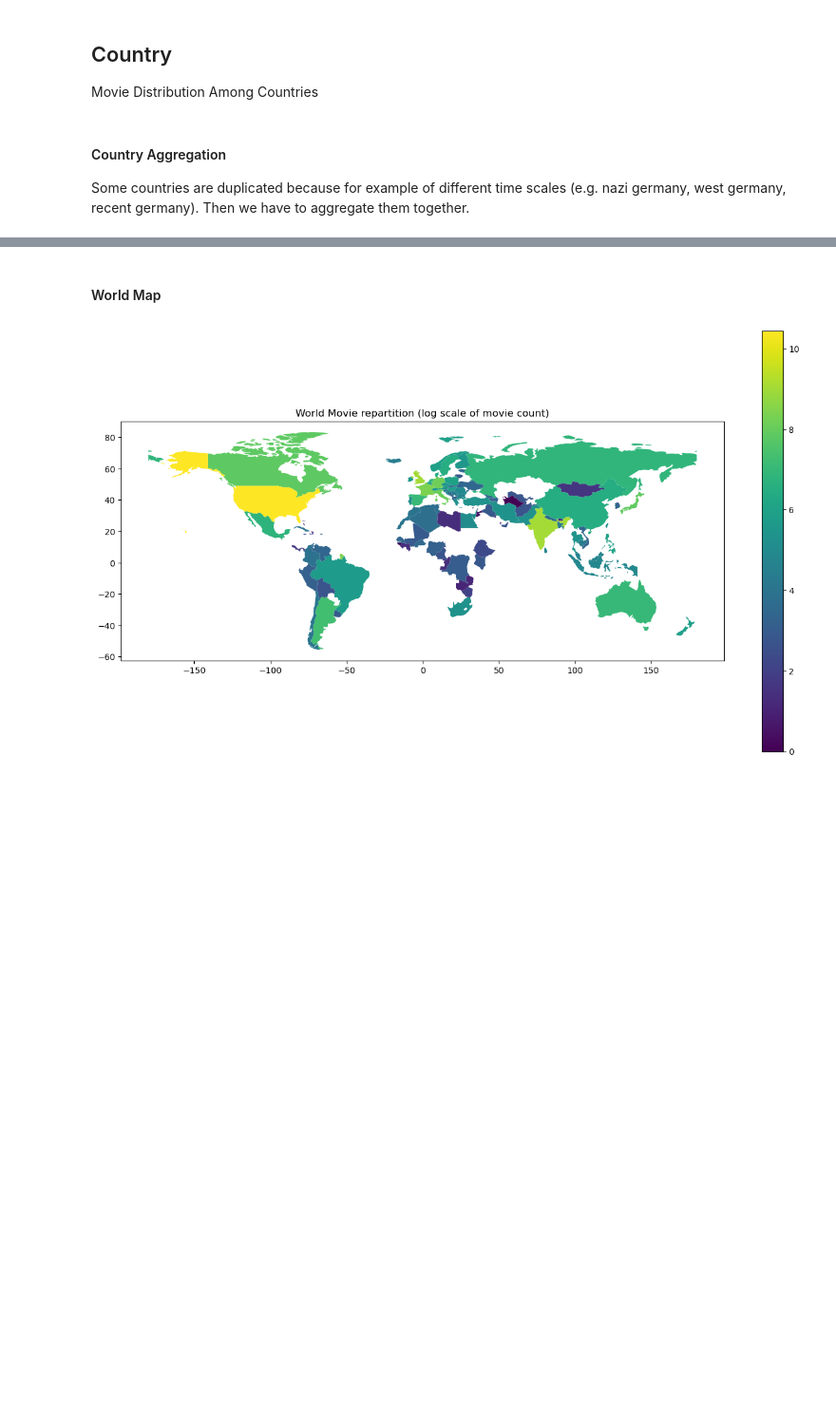
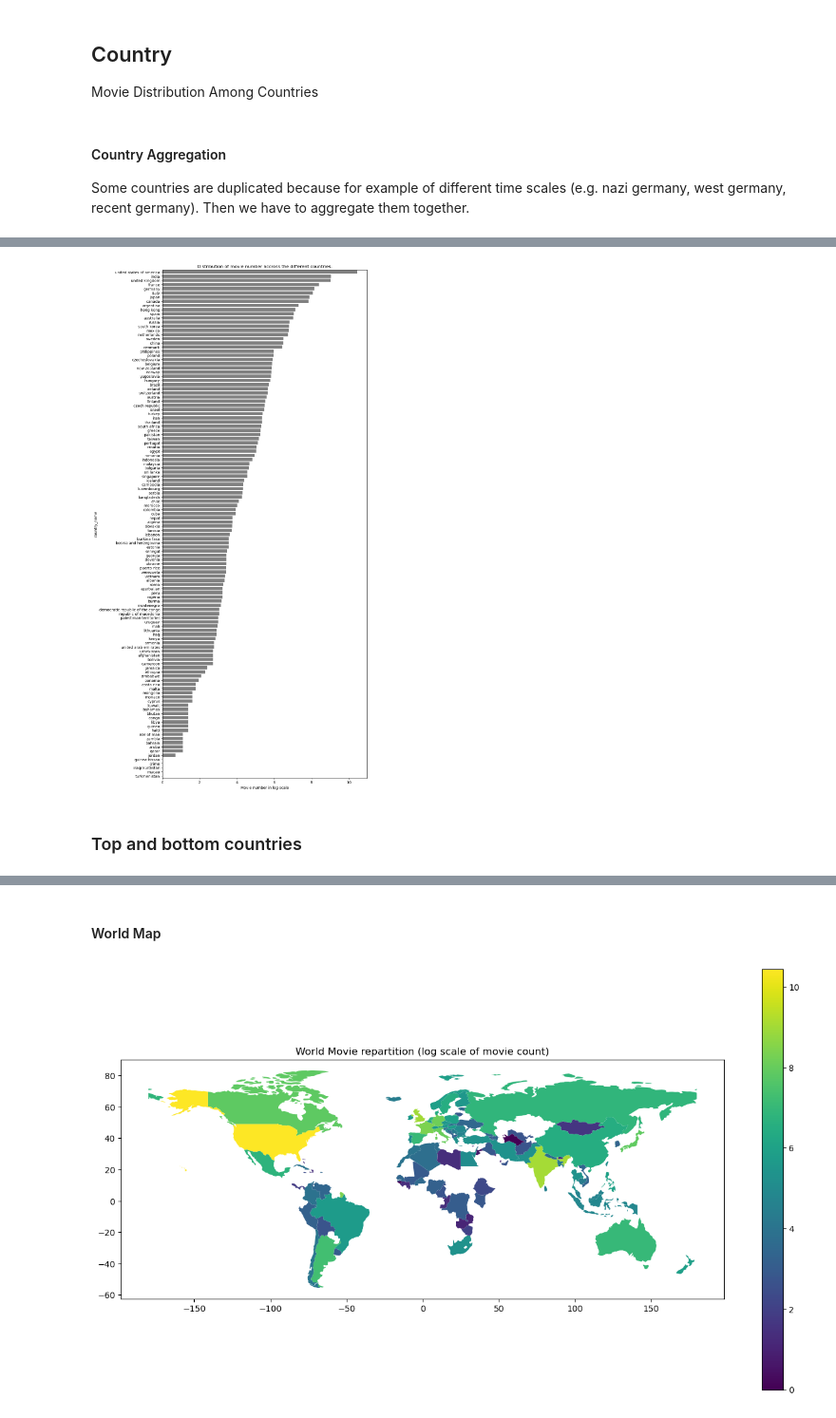
Before and after one commit to epfl-ada/ada-2022-project-zozoz, a Jupyter notebook: src/eda/data_inspection.ipynb, the cells around one changed output, grey strips where cells are left out. Shown at 95% size. Cells and saved outputs as stored; diff of their text form; code cells hidden in the pictures; blank space fills up the shorter version.

```diff
--- a/src/eda/data_inspection.ipynb
+++ b/src/eda/data_inspection.ipynb
@@ -27,0 +85,20 @@ wikipedia_imdb_mapping_table = pd.read_pickle("../../data/generated/wikipedia_im
+# %%
+def movie_count_bar_plot(movie_count_df: pd.DataFrame,title: str,is_log=False):
+    """
+    Plot the movie count per entry in the given dataframe.
+
+    :param movie_count_df: Pandas dataframe with one column for the movie count
+                           and the entry name as index.
+    :param title: Title of the plot.
+    :param is_log: Boolean indicating if the count is in log scale.
+
+    """
+    plot_height = np.ceil(len(movie_count_df)/5)
+    fig, ax = plt.subplots(1,figsize=(10,plot_height))
+    ax.set_title(title)
+    sns.barplot(x=movie_count_df.movie_count,y=movie_count_df.index,
+                orient="h",ax=ax, color="grey")
+    if is_log:
+        ax.set_xlabel("Movie number in log scale");
+    else:
+        ax.set_xlabel("Movie number");
@@ -79,0 +200,7 @@ ax.set_xlabel("Movie number in log scale (base 10)");
+# %%
+movie_count_bar_plot(country_log_count_df,"Distribution of movie number accross the different countries.",
+                    is_log=True)
+# %% [output]
+[figure, added]
+# %% [markdown]
+### Top and bottom countries
```
Also changed, not shown: parts of 41 cells of this notebook.
